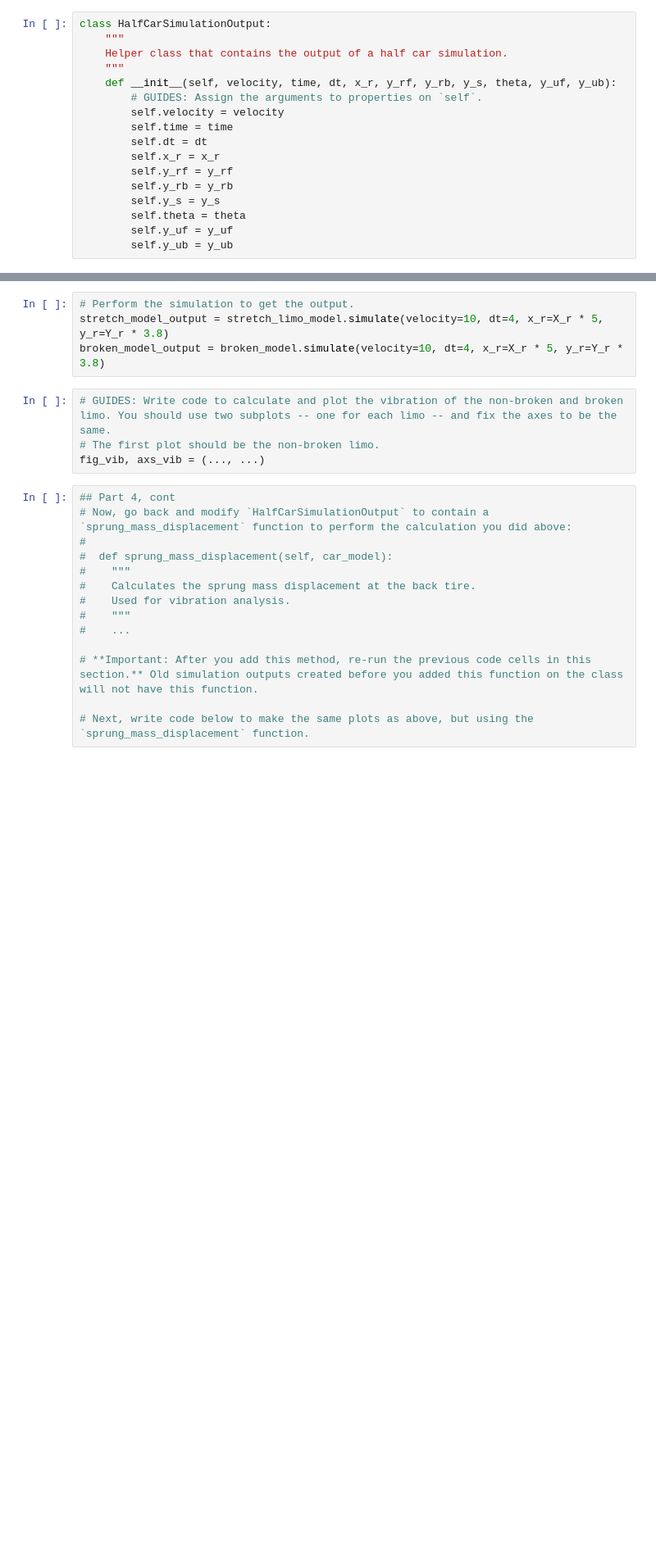
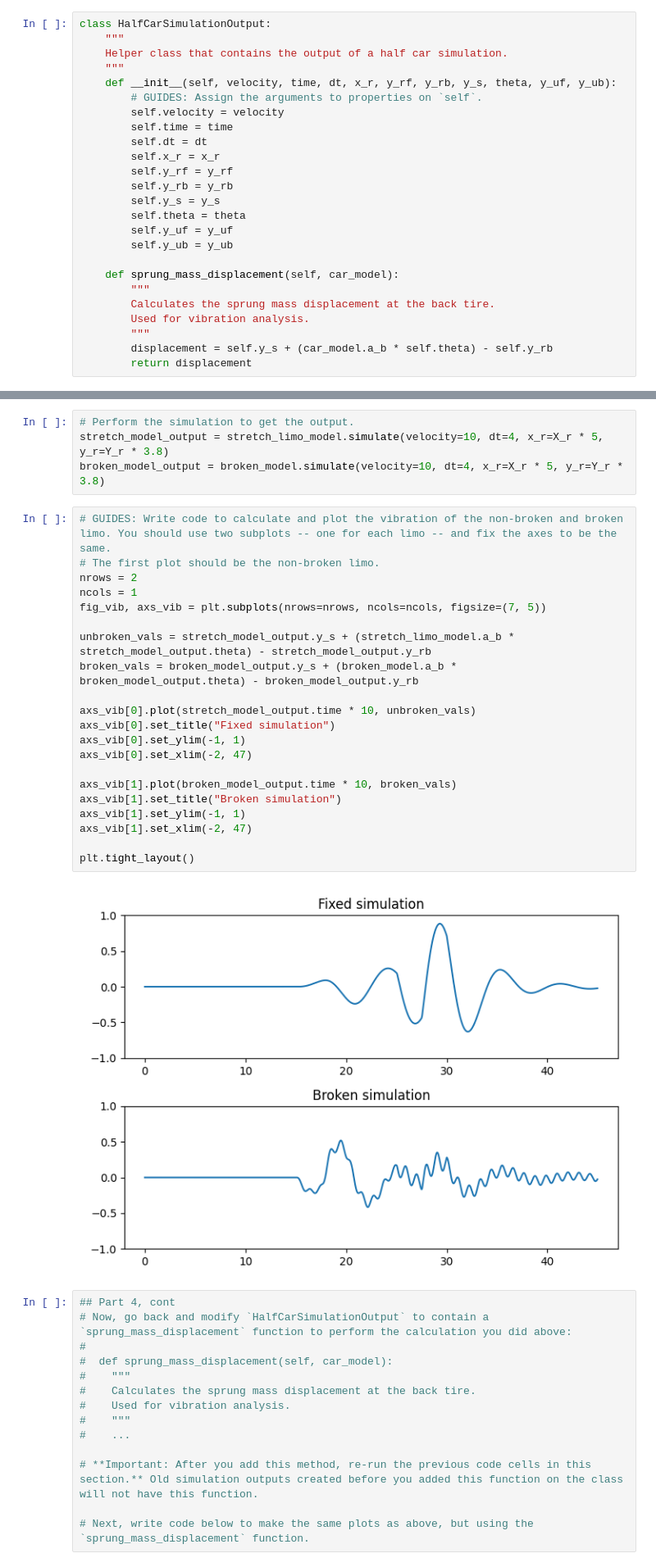
Before and after one commit to JPizzleDrizzle/JPIntroPythonProgramming, a Jupyter notebook: Week_6_classes/HW_3_classes_and_simulation.ipynb, the cells around one changed output, grey strips where cells are left out. Shown at 82% size. Cells and saved outputs as stored; diff of their text form; blank space fills up the shorter version.

```diff
--- a/Week_6_classes/HW_3_classes_and_simulation.ipynb
+++ b/Week_6_classes/HW_3_classes_and_simulation.ipynb
@@ -406,6 +406,14 @@ class HalfCarSimulationOutput:
         self.theta = theta
         self.y_uf = y_uf
         self.y_ub = y_ub
+
+    def sprung_mass_displacement(self, car_model):
+        """
+        Calculates the sprung mass displacement at the back tire.
+        Used for vibration analysis.
+        """
+        displacement = self.y_s + (car_model.a_b * self.theta) - self.y_rb
+        return displacement
 # %%
 # Check code
 simulation_output = HalfCarSimulationOutput(
@@ -755,7 +763,26 @@ broken_model_output = broken_model.simulate(velocity=10, dt=4, x_r=X_r * 5, y_r=
 # %%
 # GUIDES: Write code to calculate and plot the vibration of the non-broken and broken limo. You should use two subplots -- one for each limo -- and fix the axes to be the same.
 # The first plot should be the non-broken limo.
-fig_vib, axs_vib = (..., ...)
+nrows = 2
+ncols = 1
+fig_vib, axs_vib = plt.subplots(nrows=nrows, ncols=ncols, figsize=(7, 5))
+
+unbroken_vals = stretch_model_output.y_s + (stretch_limo_model.a_b * stretch_model_output.theta) - stretch_model_output.y_rb
+broken_vals = broken_model_output.y_s + (broken_model.a_b * broken_model_output.theta) - broken_model_output.y_rb
+
+axs_vib[0].plot(stretch_model_output.time * 10, unbroken_vals)
+axs_vib[0].set_title("Fixed simulation")
+axs_vib[0].set_ylim(-1, 1)
+axs_vib[0].set_xlim(-2, 47)
+
+axs_vib[1].plot(broken_model_output.time * 10, broken_vals)
+axs_vib[1].set_title("Broken simulation")
+axs_vib[1].set_ylim(-1, 1)
+axs_vib[1].set_xlim(-2, 47)
+
+plt.tight_layout()
+# %% [output]
+[figure, added]
 # %%
 ## Part 4, cont
 # Now, go back and modify `HalfCarSimulationOutput` to contain a `sprung_mass_displacement` function to perform the calculation you did above:
```
Also changed, not shown: parts of 11 cells of this notebook, 1 other file.
